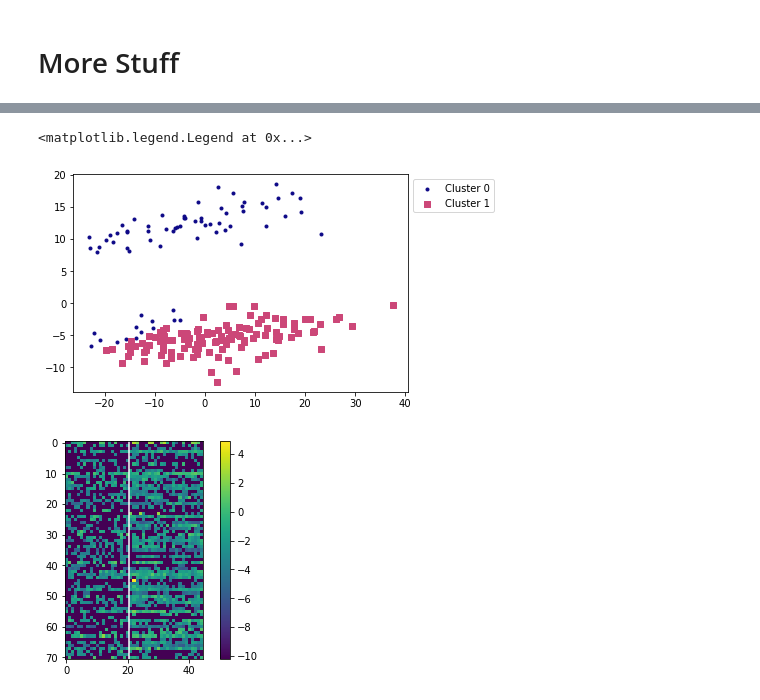
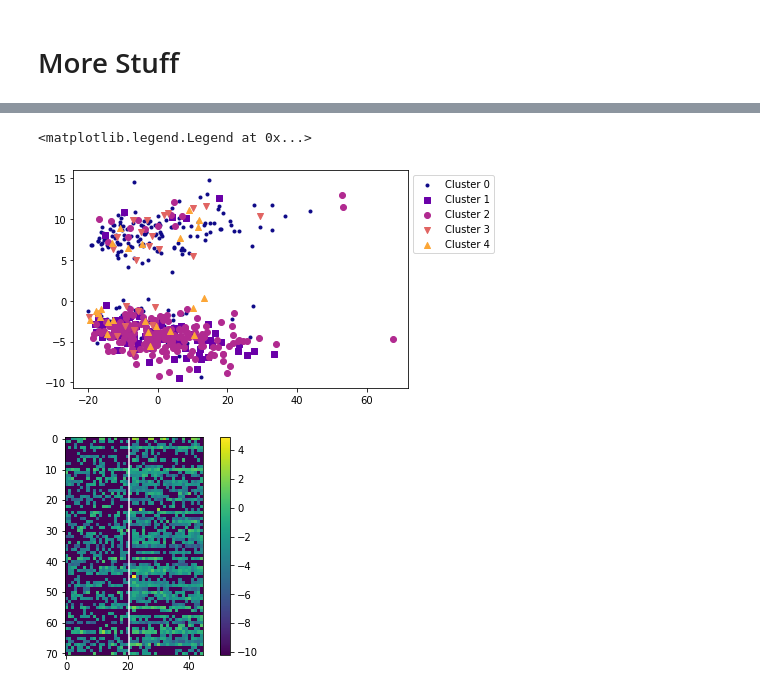
Before and after one commit to nmank/GradCourses, a Jupyter notebook: Z42_denovo_pathways.ipynb, the cells around one changed output, grey strips where cells are left out. Saved outputs shown, nothing was run; the diff lists cells and outputs as text; code cells hidden in the pictures.

```diff
--- a/Z42_denovo_pathways.ipynb
+++ b/Z42_denovo_pathways.ipynb
@@ -18,11 +18,11 @@ from sklearn.decomposition import PCA
 
 
 dataroot = '/data4/mankovic/'
-compare = 'difference'
 
-# epsilon = 1e-3
+compare = 'pcor'
 
-out_file_name = '/home/katrina/a/mankovic/ZOETIS/Fall2021/denovo_pathways/1-2022/difference_correlation.csv'
+
+out_file_name = '/home/katrina/a/mankovic/ZOETIS/Fall2021/denovo_pathways/1-2022/Z42_'+str(compare)+'.csv'
 # %%
 #load Kartikay's gene feature set and store RandIDs for genes
 Z42_features = pandas.read_csv('/data4/mankovic/De-Identified_CZ/z42_features_after_hyperparameter_search.csv', index_col = 0)
@@ -48,0 +41,2 @@ all_randids = list(Z42_data.columns)
+# %%
+Z42_dataset = Z42_dataset.slice_dataset(feature_ids = randIDs)
@@ -52,12 +54,13 @@ if network_data == 'both':
     treated_seqID = list(Z42_dataset.metadata.query("Treatment == 'Treated'").index)
     challenged_seqID = list(Z42_dataset.metadata.query("Treatment == 'Challenge Only'").index)
     print(str(len(treated_seqID))+' healthy and ' +str(len(challenged_seqID))+' sick')
-    sorted_X = np.vstack([np.array(Z42_data.loc[treated_seqID][randIDs]), np.array(Z42_data.loc[challenged_seqID][randIDs])])
+    sorted_X = np.vstack([np.array(Z42_data.loc[treated_seqID]), np.array(Z42_data.loc[challenged_seqID])])
     plt.imshow(sorted_X[:,:20].T)
     plt.axvline(len(treated_seqID)-.5,  color = 'white')
+    plt.show()
     seqID_labels = len(treated_seqID)*['Treated']+len(challenged_seqID)*['Challenge Only']
 else:
-    sorted_X = np.array(Z42_data[randIDs])
+    sorted_X = np.array(Z42_data)
 # %% [output]
 21 healthy and 24 sick
 [figure]
@@ -172,17 +215,21 @@ Text(0, 0.5, 'Cluster Sizes')
 # %%
 #set minimum module size and edge weight
 min_module_size = 1
-min_cor = .9
-# min_cor = .55 #for difference
+idx_sizes = np.where(cluster_sizes > min_module_size)[0]
 
-idx_scores = np.where(cluster_scores > min_cor)[0]
-idx_sizes = np.where(cluster_sizes > min_module_size)[0]
-idx = list(set(idx_scores).intersection(set(idx_sizes)))
+thresh_cors = np.linspace(np.median(cluster_scores), np.max(cluster_scores), 100)
+for thresh_cor in thresh_cors:
+    idx_scores = np.where(cluster_scores > thresh_cor)[0]
+    idx = list(set(idx_scores).intersection(set(idx_sizes)))
+    if len(idx) <= 30:
+        best_idx = idx
+        best_thresh = thresh_cor
+        break
 print('cluster_sizes:')
-print([cluster_sizes[i] for i in idx])
+print([cluster_sizes[i] for i in best_idx])
 
 modules = []
-for i in idx:
+for i in best_idx:
     modules.append([[randIDs[j] for j in all_clusters_node_cor[i]], list(all_clusters_node_cor[i])])
 print('')
 print('cluster elements:')
@@ -311,35 +365,35 @@ for jd in [True, False]:
 # %%
 
 #calculate linkage matrix
 Z_cor = gt.linkage_matrix(all_clusters_node_cor, A, 'dumb')
 
 
 #plot some of the most distinct clusters
-number_clusters = 2
+number_clusters = 5
 
 labels = gt.cut_tree(Z_cor, n_clusters = number_clusters)
 pca = PCA(n_components = 2)
 embedding = pca.fit_transform(sorted_X.T)
 
 markers = [".",",","o","v","^","<",">","1","2","3","4","8","s","p","P","*","h","H","+","x","X","D","d","|","_"]
 
 color_list = plt.get_cmap('plasma').colors
 
 n_colors = len(color_list)
 
 c_sampler = [i*(n_colors//number_clusters) for i in range(number_clusters)]
 
 
 
 for i in range(0,number_clusters,1):
     idx = np.where(labels == i)[0]
     # plt.scatter(embedding[idx,0],embedding[idx,1], color = colors[i % 5], marker = markers[i % 5], label = 'Cluster '+str(i))
     plt.scatter(embedding[idx,0],embedding[idx,1], color = color_list[c_sampler[i]], marker = markers[i], label = 'Cluster '+str(i))
 
 plt.legend(loc="upper left", bbox_to_anchor=(1,1))
 # %% [output]
 <matplotlib.legend.Legend at 0x...>
-[figure, old version]
+[figure, new version]
 # %%
 denovo_pathways = pandas.DataFrame(columns = randIDs, data = np.zeros((11, len(randIDs))))
 for i in range(number_clusters):
```
Also changed, not shown: parts of 12 cells of this notebook, 3 other files.
